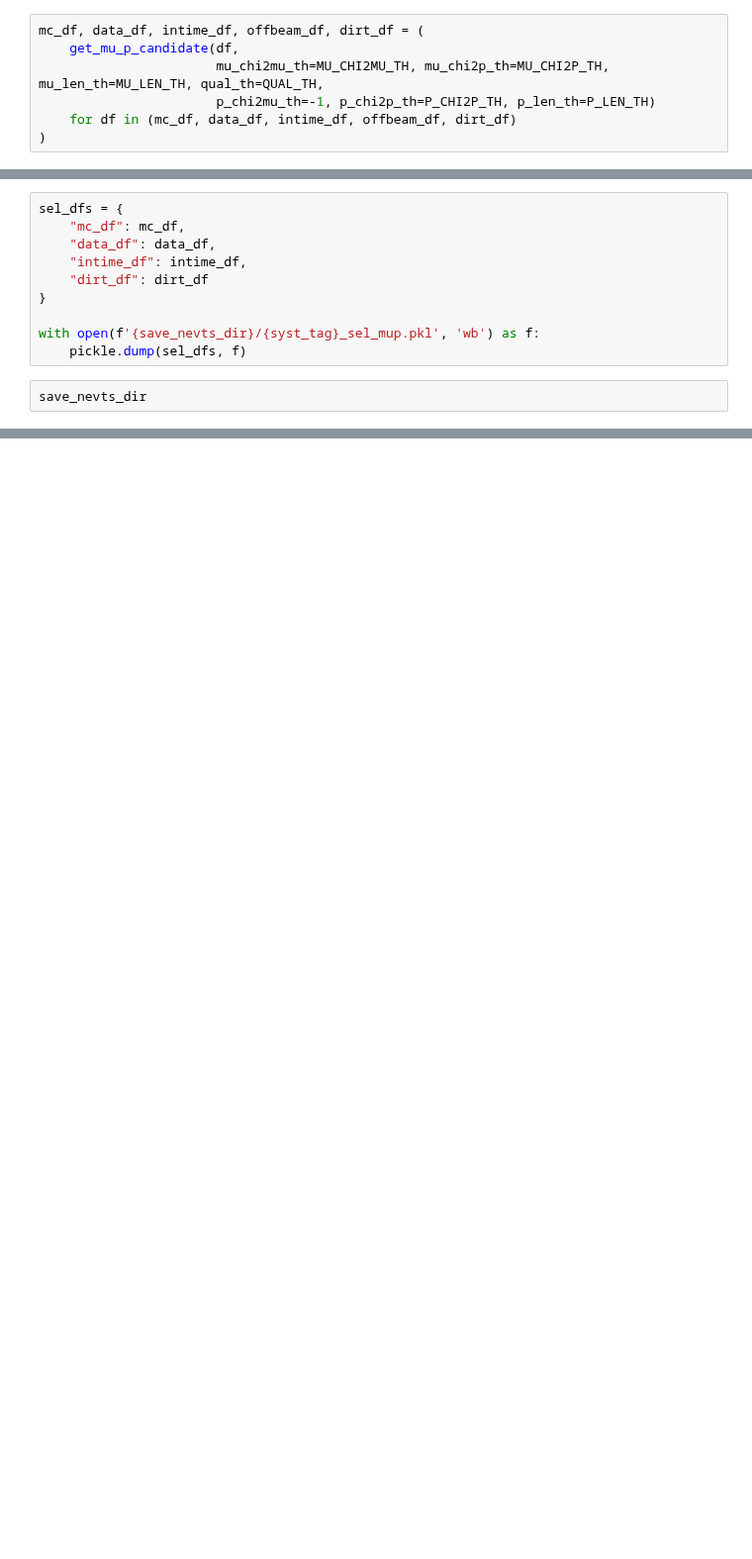
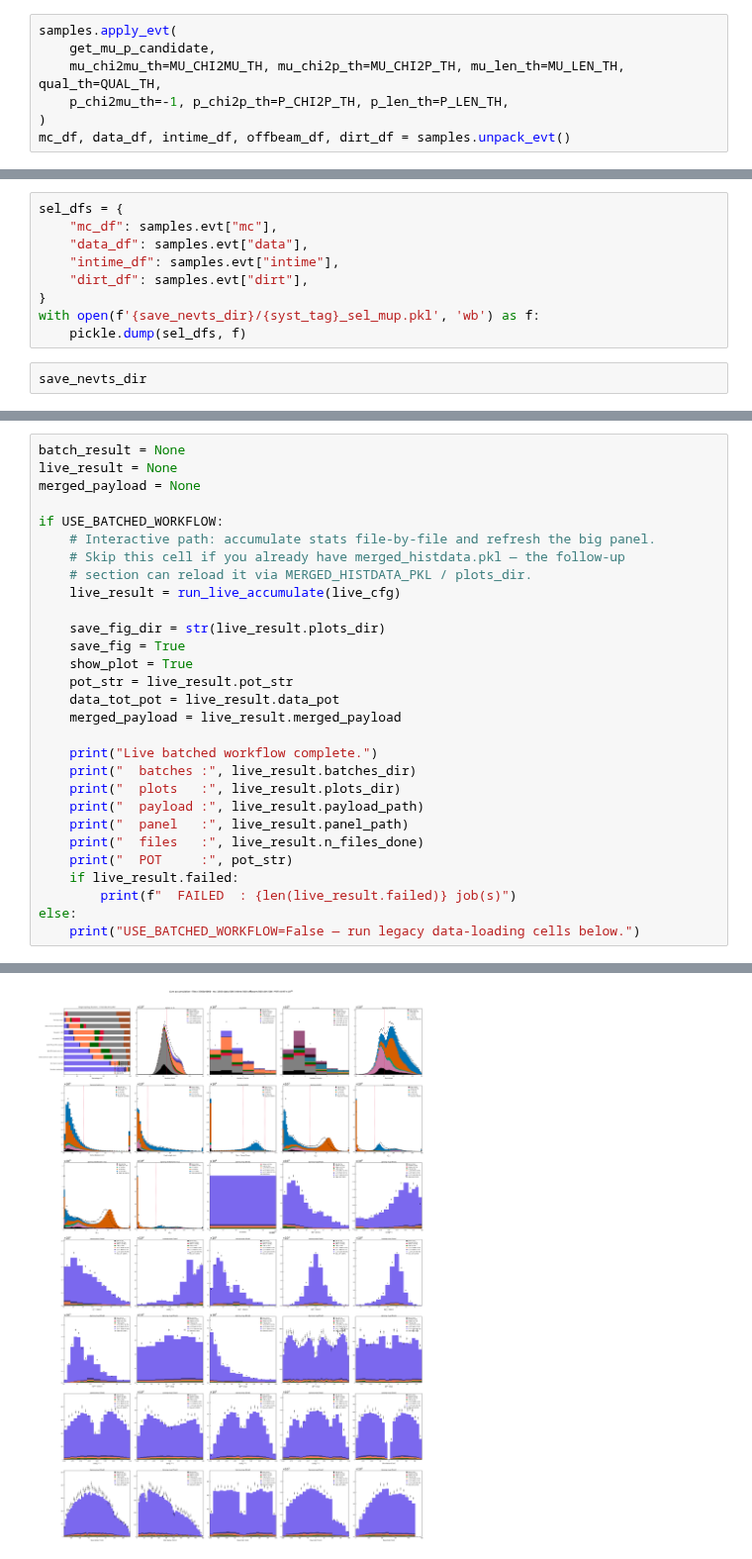
Before and after one commit to wjdanswjddl/cafpyana, a Jupyter notebook: analysis_village/numucc_1p0pi/notebooks/event_selection.ipynb, the cells around one changed output, grey strips where cells are left out. Shown at 99% size. Saved outputs shown, nothing was run; the diff lists cells and outputs as text; blank space fills up the shorter version.

```diff
--- a/analysis_village/numucc_1p0pi/notebooks/event_selection.ipynb
+++ b/analysis_village/numucc_1p0pi/notebooks/event_selection.ipynb
@@ -1572,8 +610,8 @@ plt.show()
 # %%
-mc_df, data_df, intime_df, offbeam_df, dirt_df = (
-    get_mu_p_candidate(df,
-                       mu_chi2mu_th=MU_CHI2MU_TH, mu_chi2p_th=MU_CHI2P_TH, mu_len_th=MU_LEN_TH, qual_th=QUAL_TH,
-                       p_chi2mu_th=-1, p_chi2p_th=P_CHI2P_TH, p_len_th=P_LEN_TH)
-    for df in (mc_df, data_df, intime_df, offbeam_df, dirt_df)
+samples.apply_evt(
+    get_mu_p_candidate,
+    mu_chi2mu_th=MU_CHI2MU_TH, mu_chi2p_th=MU_CHI2P_TH, mu_len_th=MU_LEN_TH, qual_th=QUAL_TH,
+    p_chi2mu_th=-1, p_chi2p_th=P_CHI2P_TH, p_len_th=P_LEN_TH,
 )
+mc_df, data_df, intime_df, offbeam_df, dirt_df = samples.unpack_evt()
 # %%
@@ -1634,11 +636,10 @@ for k in df_dict_data.keys():
 # %%
 sel_dfs = {
-    "mc_df": mc_df,
-    "data_df": data_df,
-    "intime_df": intime_df,
-    "dirt_df": dirt_df
+    "mc_df": samples.evt["mc"],
+    "data_df": samples.evt["data"],
+    "intime_df": samples.evt["intime"],
+    "dirt_df": samples.evt["dirt"],
 }
-
 with open(f'{save_nevts_dir}/{syst_tag}_sel_mup.pkl', 'wb') as f:
     pickle.dump(sel_dfs, f)
 # %%
@@ -1645,0 +754,30 @@ save_nevts_dir
+# %%
+batch_result = None
+live_result = None
+merged_payload = None
+
+if USE_BATCHED_WORKFLOW:
+    # Interactive path: accumulate stats file-by-file and refresh the big panel.
+    # Skip this cell if you already have merged_histdata.pkl — the follow-up
+    # section can reload it via MERGED_HISTDATA_PKL / plots_dir.
+    live_result = run_live_accumulate(live_cfg)
+
+    save_fig_dir = str(live_result.plots_dir)
+    save_fig = True
+    show_plot = True
+    pot_str = live_result.pot_str
+    data_tot_pot = live_result.data_pot
+    merged_payload = live_result.merged_payload
+
+    print("Live batched workflow complete.")
+    print("  batches :", live_result.batches_dir)
+    print("  plots   :", live_result.plots_dir)
+    print("  payload :", live_result.payload_path)
+    print("  panel   :", live_result.panel_path)
+    print("  files   :", live_result.n_files_done)
+    print("  POT     :", pot_str)
+    if live_result.failed:
+        print(f"  FAILED  : {len(live_result.failed)} job(s)")
+else:
+    print("USE_BATCHED_WORKFLOW=False — run legacy data-loading cells below.")
+# %% [output]
@@ -1645,0 +805 @@ save_nevts_dir
+[figure, added]
```
Also changed, not shown: parts of 91 cells of this notebook, 22 other files.
